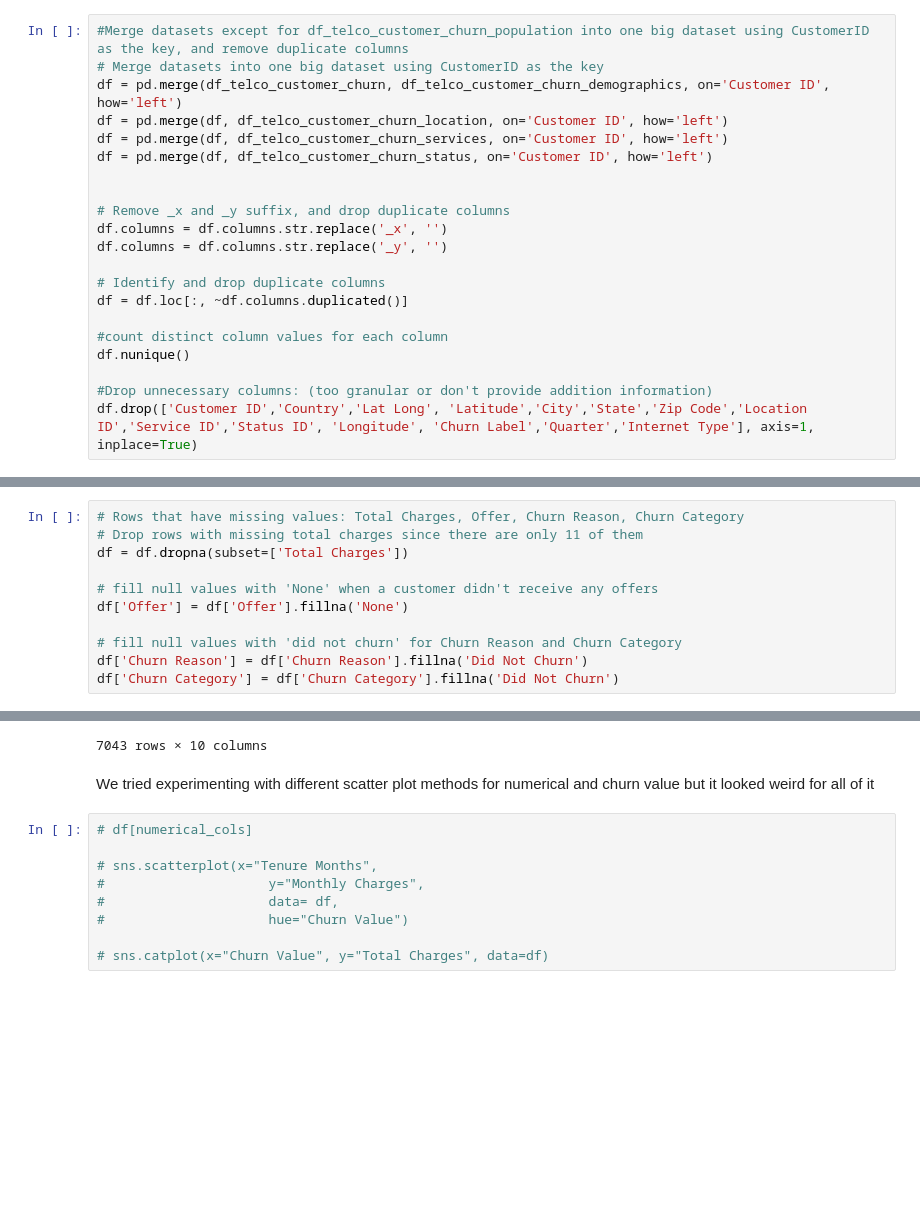
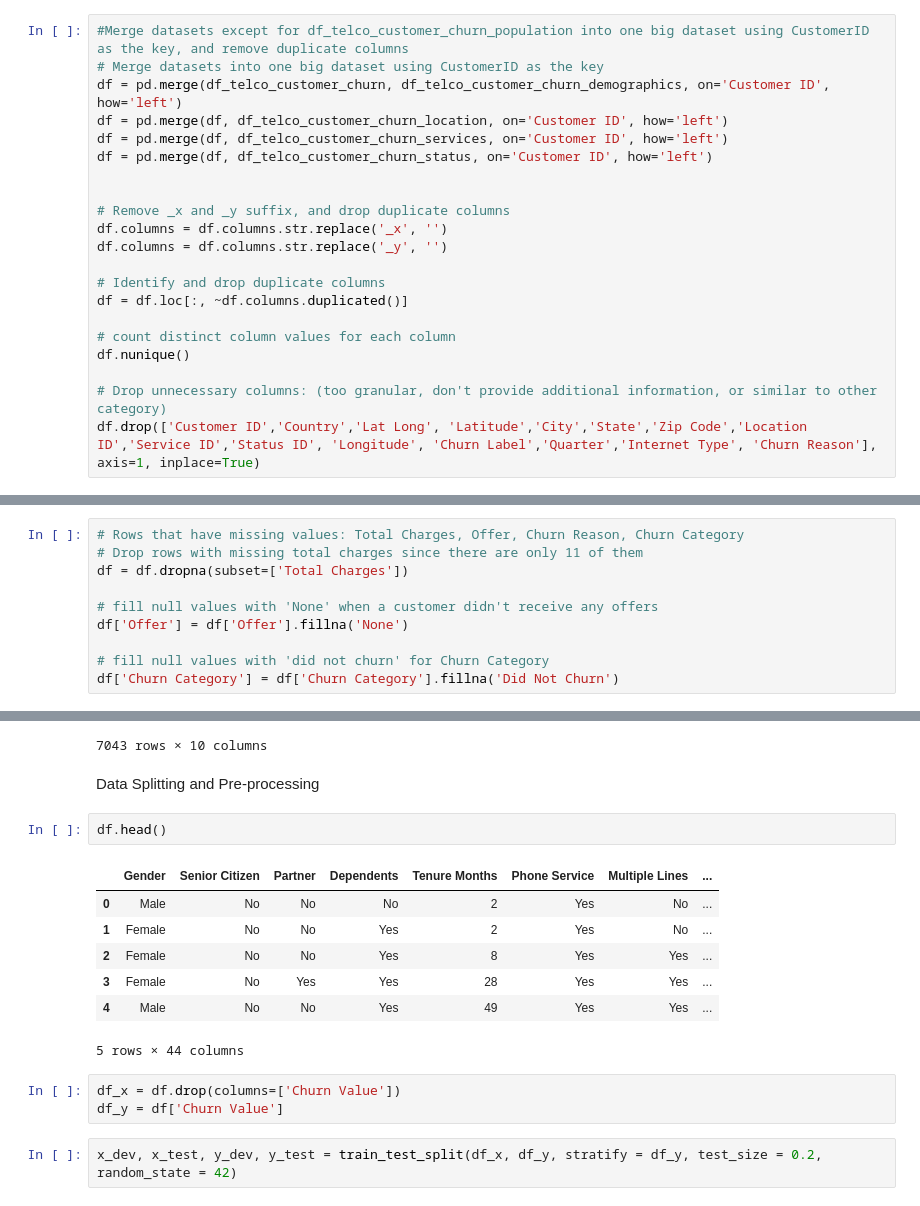
Before and after one commit to JasonCheung01/Telco-Churn, a Jupyter notebook: AML Team Project.ipynb, the cells around one changed output, grey strips where cells are left out. Cells and saved outputs as stored; diff of their text form; blank space fills up the shorter version.

```diff
--- a/AML Team Project.ipynb
+++ b/AML Team Project.ipynb
@@ -96,11 +88,11 @@ df.columns = df.columns.str.replace('_y', '')
 # Identify and drop duplicate columns
 df = df.loc[:, ~df.columns.duplicated()]
 
-#count distinct column values for each column
+# count distinct column values for each column
 df.nunique()
 
-#Drop unnecessary columns: (too granular or don't provide addition information)
-df.drop(['Customer ID','Country','Lat Long', 'Latitude','City','State','Zip Code','Location ID','Service ID','Status ID', 'Longitude', 'Churn Label','Quarter','Internet Type'], axis=1, inplace=True)
+# Drop unnecessary columns: (too granular, don't provide additional information, or similar to other category)
+df.drop(['Customer ID','Country','Lat Long', 'Latitude','City','State','Zip Code','Location ID','Service ID','Status ID', 'Longitude', 'Churn Label','Quarter','Internet Type', 'Churn Reason'], axis=1, inplace=True)
 # %%
 # Check for missing values
 # Check for missing values in df
@@ -141,8 +133,7 @@ df = df.dropna(subset=['Total Charges'])
 # fill null values with 'None' when a customer didn't receive any offers
 df['Offer'] = df['Offer'].fillna('None')
 
-# fill null values with 'did not churn' for Churn Reason and Churn Category
-df['Churn Reason'] = df['Churn Reason'].fillna('Did Not Churn')
+# fill null values with 'did not churn' for Churn Category
 df['Churn Category'] = df['Churn Category'].fillna('Did Not Churn')
 # %%
 df
@@ -339,14 +330,20 @@ df[numerical_cols]
 | 7041 | 11 | 29.60 | 346.45 | 2793 | 32 | 0.00 | ... |
 | 7042 | 66 | 105.65 | 6844.50 | 5097 | 44 | 30.96 | ... |
 7043 rows × 10 columns
-# %% [markdown]
-We tried experimenting with different scatter plot methods for numerical and churn value but it looked weird for all of it
-# %%
-# df[numerical_cols]
-
-# sns.scatterplot(x="Tenure Months",
-#                     y="Monthly Charges",
-#                     data= df,
-#                     hue="Churn Value")
-
-# sns.catplot(x="Churn Value", y="Total Charges", data=df)
+# %% [markdown]
+Data Splitting and Pre-processing
+# %%
+df.head()
+# %% [output]
+|  | Gender | Senior Citizen | Partner | Dependents | Tenure Months | Phone Service | Multiple Lines | ... |
+| 0 | Male | No | No | No | 2 | Yes | No | ... |
+| 1 | Female | No | No | Yes | 2 | Yes | No | ... |
+| 2 | Female | No | No | Yes | 8 | Yes | Yes | ... |
+| 3 | Female | No | Yes | Yes | 28 | Yes | Yes | ... |
+| 4 | Male | No | No | Yes | 49 | Yes | Yes | ... |
+5 rows × 44 columns
+# %%
+df_x = df.drop(columns=['Churn Value'])
+df_y = df['Churn Value']
+# %%
+x_dev, x_test, y_dev, y_test = train_test_split(df_x, df_y, stratify = df_y, test_size = 0.2, random_state = 42)
```
Also changed, not shown: parts of 22 cells of this notebook.
